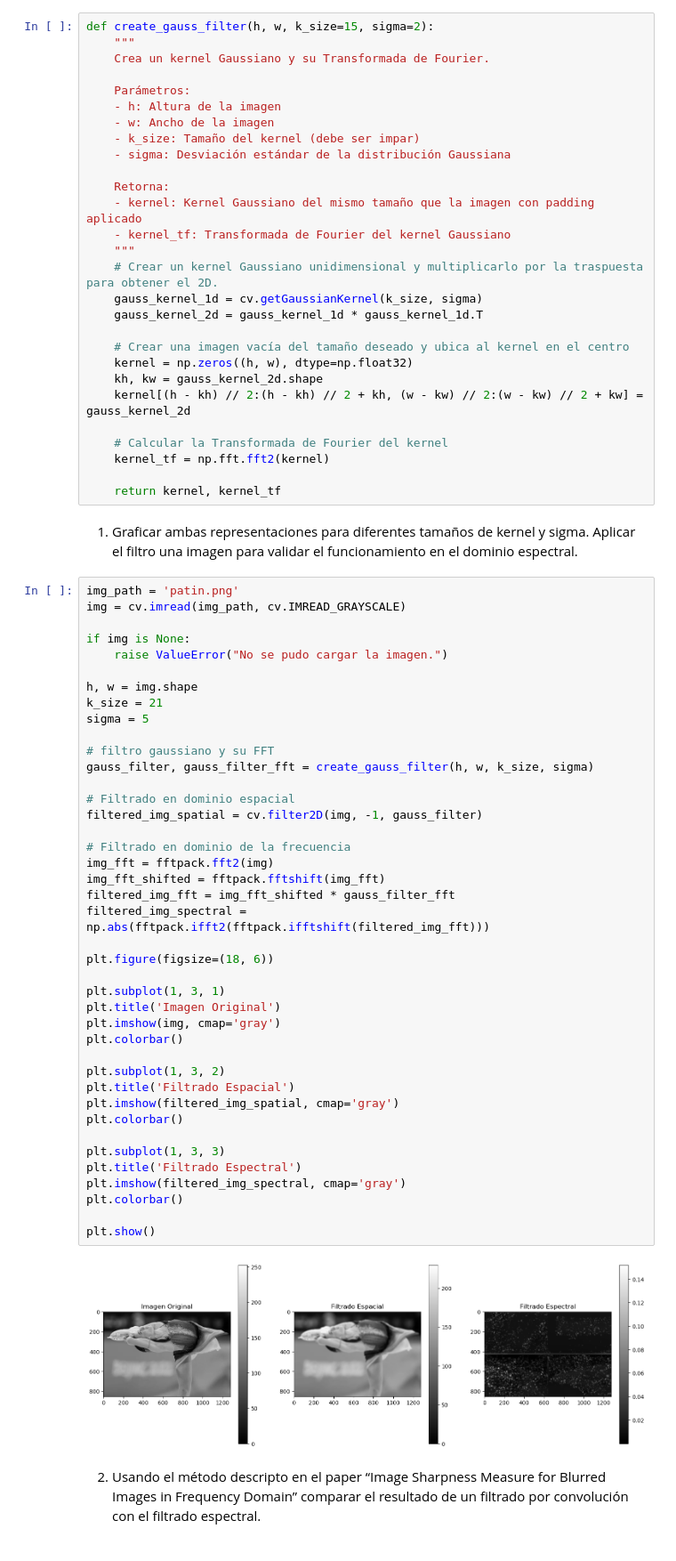
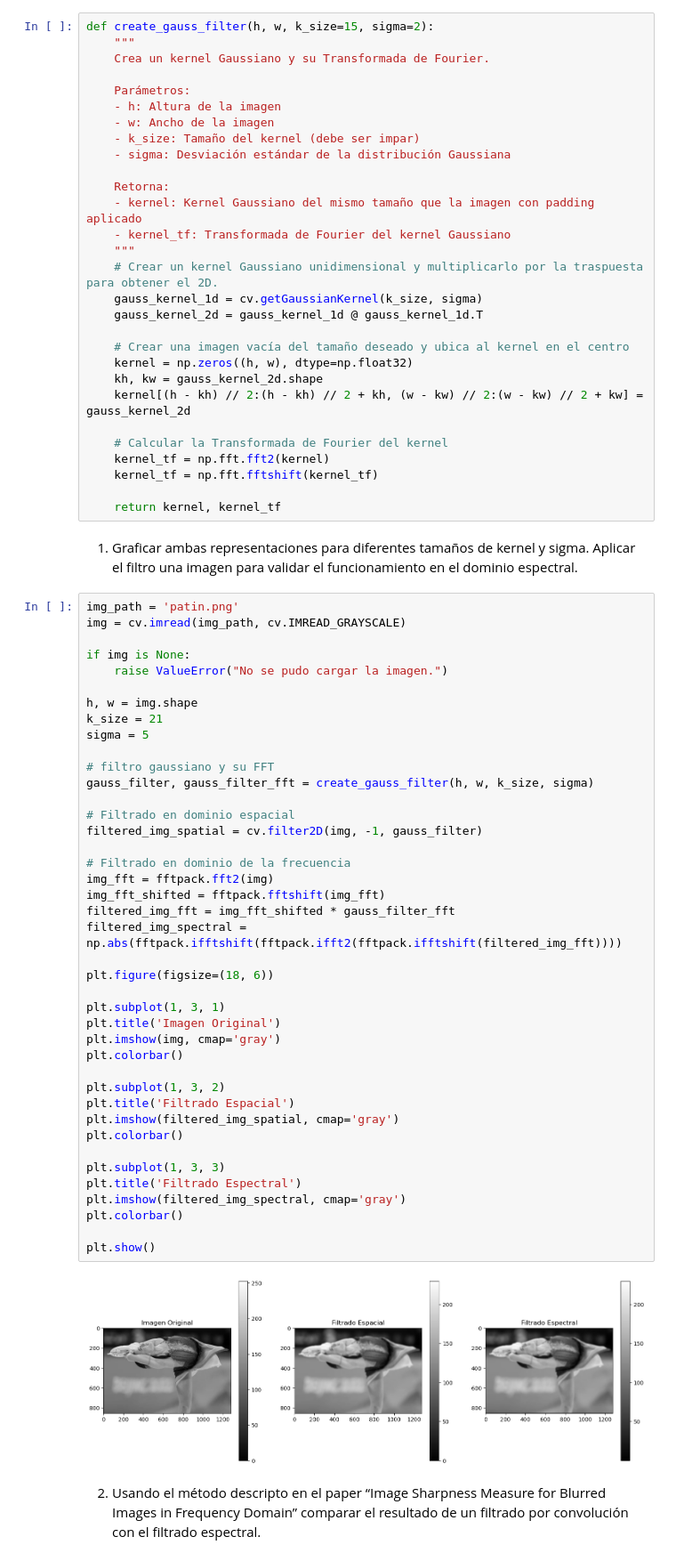
Before and after one commit to noequalindi/vision_computadora_I, a Jupyter notebook: Material_TPs/TP2/trabajo_practico_2_qualindi.ipynb, the cells around one changed output. Shown at 89% size. Drawn from its saved outputs; the diff is of its cells as text.

```diff
--- a/Material_TPs/TP2/trabajo_practico_2_qualindi.ipynb
+++ b/Material_TPs/TP2/trabajo_practico_2_qualindi.ipynb
@@ -29,7 +30,7 @@ def create_gauss_filter(h, w, k_size=15, sigma=2):
     """
     # Crear un kernel Gaussiano unidimensional y multiplicarlo por la traspuesta para obtener el 2D.
     gauss_kernel_1d = cv.getGaussianKernel(k_size, sigma)
-    gauss_kernel_2d = gauss_kernel_1d * gauss_kernel_1d.T
+    gauss_kernel_2d = gauss_kernel_1d @ gauss_kernel_1d.T
 
     # Crear una imagen vacía del tamaño deseado y ubica al kernel en el centro
     kernel = np.zeros((h, w), dtype=np.float32)
@@ -38,6 +39,7 @@ def create_gauss_filter(h, w, k_size=15, sigma=2):
 
     # Calcular la Transformada de Fourier del kernel
     kernel_tf = np.fft.fft2(kernel)
+    kernel_tf = np.fft.fftshift(kernel_tf)
 
     return kernel, kernel_tf
 # %% [markdown]
@@ -57,35 +59,35 @@ sigma = 5
 # filtro gaussiano y su FFT
 gauss_filter, gauss_filter_fft = create_gauss_filter(h, w, k_size, sigma)
 
 # Filtrado en dominio espacial
 filtered_img_spatial = cv.filter2D(img, -1, gauss_filter)
 
 # Filtrado en dominio de la frecuencia
 img_fft = fftpack.fft2(img)
 img_fft_shifted = fftpack.fftshift(img_fft)
 filtered_img_fft = img_fft_shifted * gauss_filter_fft
-filtered_img_spectral = np.abs(fftpack.ifft2(fftpack.ifftshift(filtered_img_fft)))
+filtered_img_spectral = np.abs(fftpack.ifftshift(fftpack.ifft2(fftpack.ifftshift(filtered_img_fft))))
 
 plt.figure(figsize=(18, 6))
 
 plt.subplot(1, 3, 1)
 plt.title('Imagen Original')
 plt.imshow(img, cmap='gray')
 plt.colorbar()
 
 plt.subplot(1, 3, 2)
 plt.title('Filtrado Espacial')
 plt.imshow(filtered_img_spatial, cmap='gray')
 plt.colorbar()
 
 plt.subplot(1, 3, 3)
 plt.title('Filtrado Espectral')
 plt.imshow(filtered_img_spectral, cmap='gray')
 plt.colorbar()
 
 plt.show()
 # %% [output]
-[figure, old version]
+[figure, new version]
 # %% [markdown]
 2. Usando el método descripto en el paper “Image Sharpness Measure for Blurred Images in Frequency
 Domain” comparar el resultado de un filtrado por convolución con el filtrado espectral.
```
Also changed, not shown: parts of 18 cells of this notebook.
